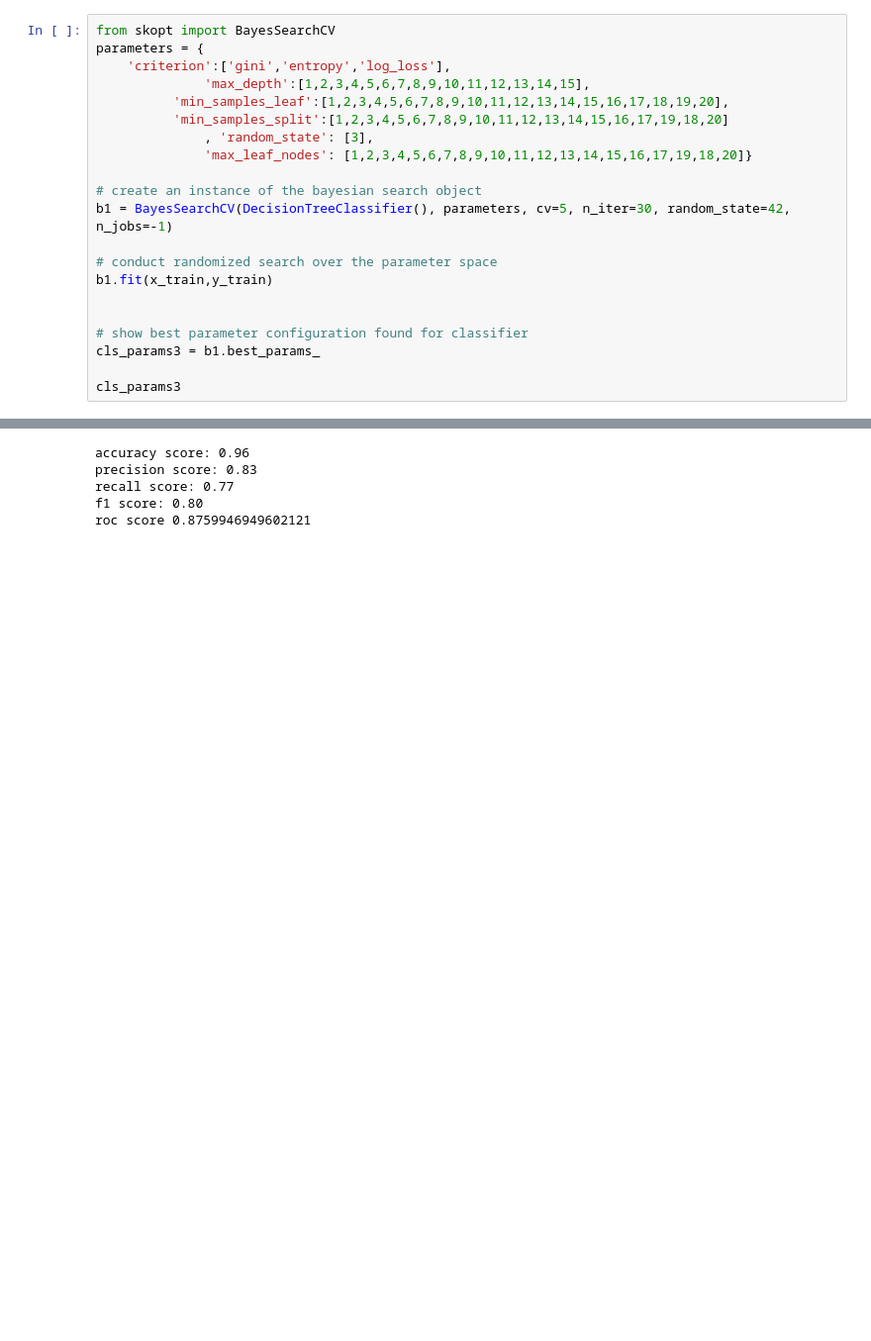
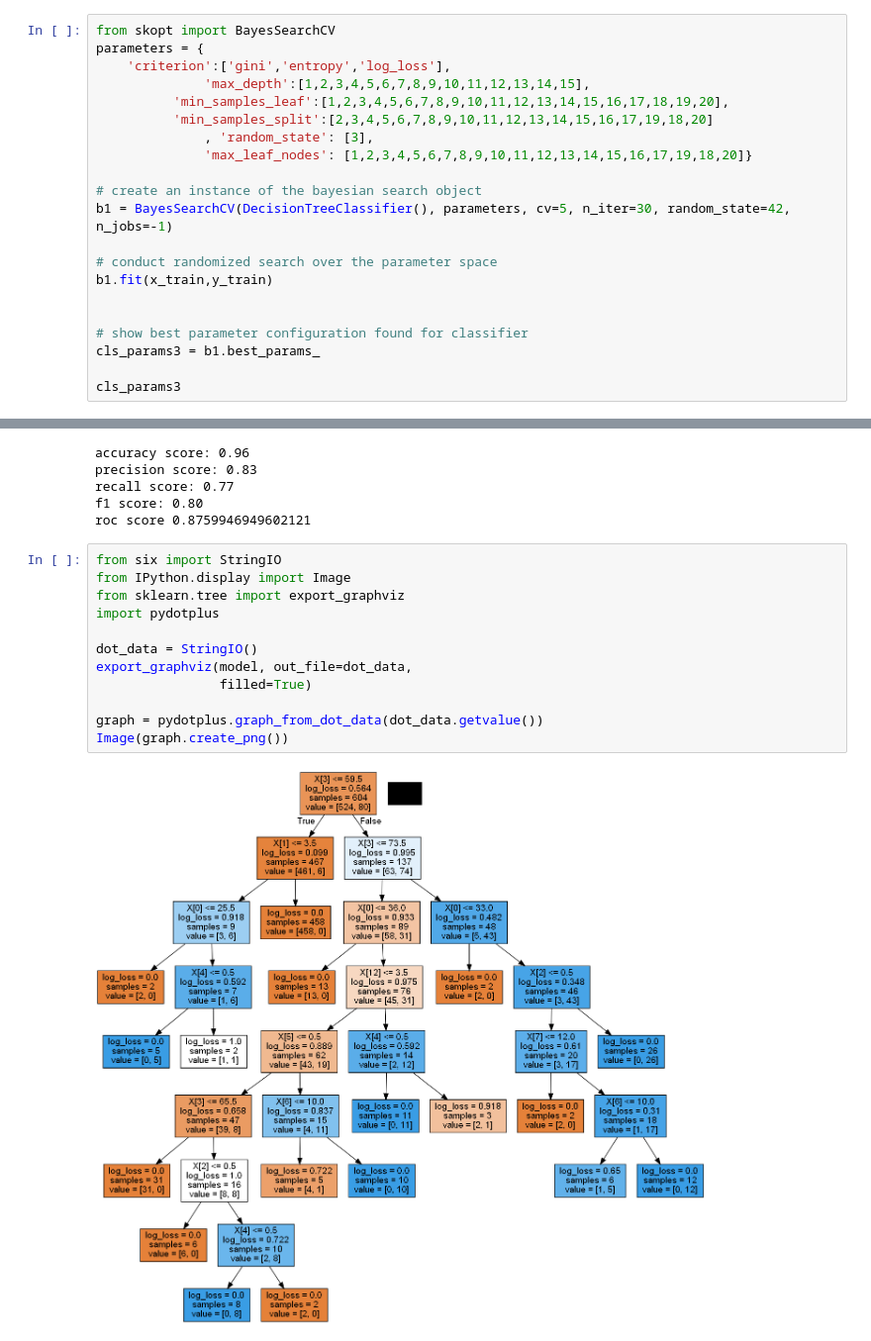
Before and after one commit to Aya-gamal2211/MachineLearning, a Jupyter notebook: DecisionTree.ipynb, the cells around one changed output, grey strips where cells are left out. Shown at 99% size. Cells and saved outputs as stored; diff of their text form; blank space fills up the shorter version.

```diff
--- a/DecisionTree.ipynb
+++ b/DecisionTree.ipynb
@@ -269,7 +249,7 @@ parameters = {
     'criterion':['gini','entropy','log_loss'],
               'max_depth':[1,2,3,4,5,6,7,8,9,10,11,12,13,14,15],
           'min_samples_leaf':[1,2,3,4,5,6,7,8,9,10,11,12,13,14,15,16,17,18,19,20],
-          'min_samples_split':[1,2,3,4,5,6,7,8,9,10,11,12,13,14,15,16,17,19,18,20]
+          'min_samples_split':[2,3,4,5,6,7,8,9,10,11,12,13,14,15,16,17,19,18,20]
               , 'random_state': [3],
               'max_leaf_nodes': [1,2,3,4,5,6,7,8,9,10,11,12,13,14,15,16,17,19,18,20]}
 
@@ -305,3 +285,17 @@ precision score: 0.83
 recall score: 0.77
 f1 score: 0.80
 roc score 0.8759946949602121
+# %%
+from six import StringIO
+from IPython.display import Image
+from sklearn.tree import export_graphviz
+import pydotplus
+
+dot_data = StringIO()
+export_graphviz(model, out_file=dot_data,
+                filled=True)
+
+graph = pydotplus.graph_from_dot_data(dot_data.getvalue())
+Image(graph.create_png())
+# %% [output]
+[figure, added]
```
Also changed, not shown: parts of 9 cells of this notebook.
